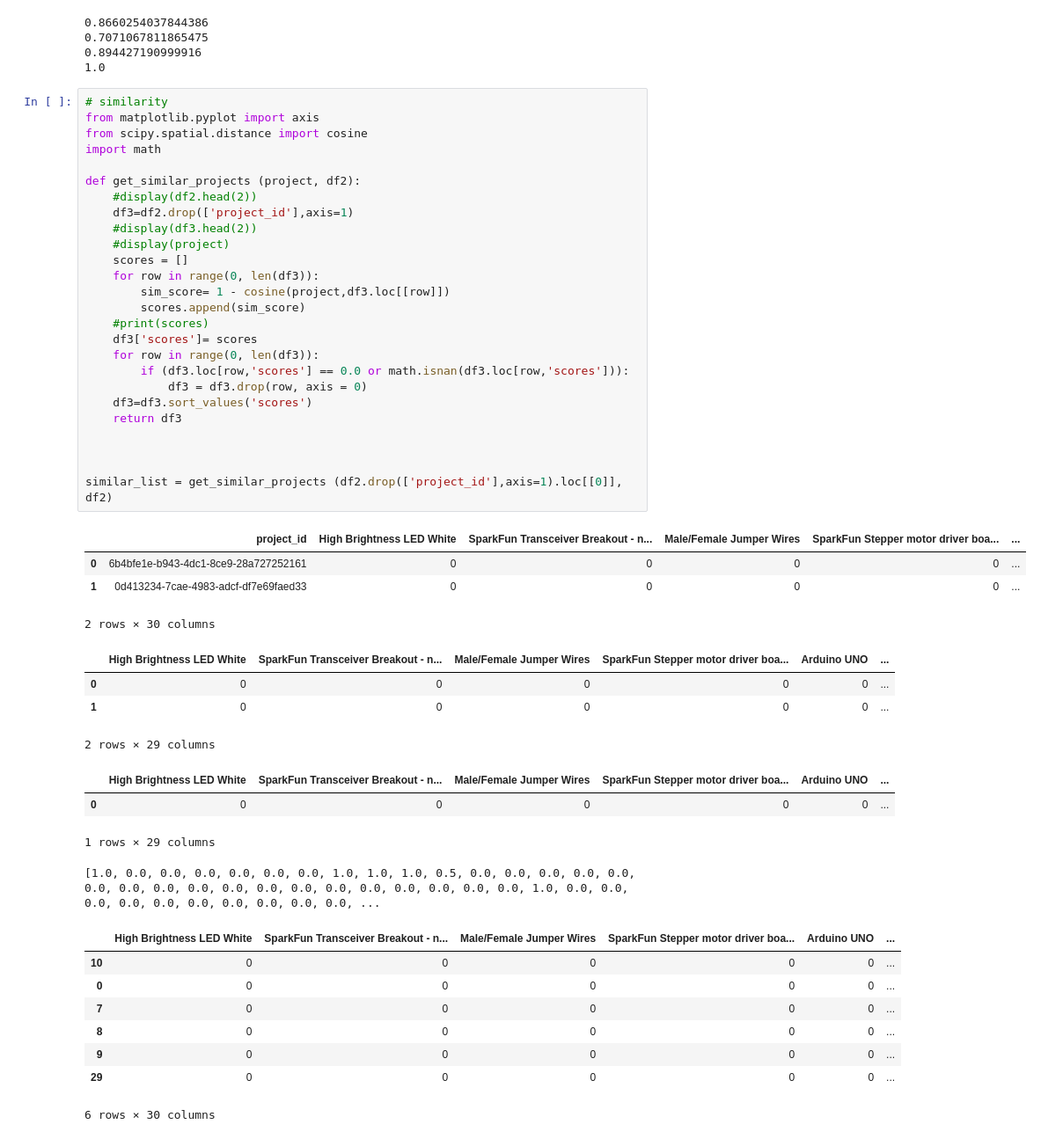
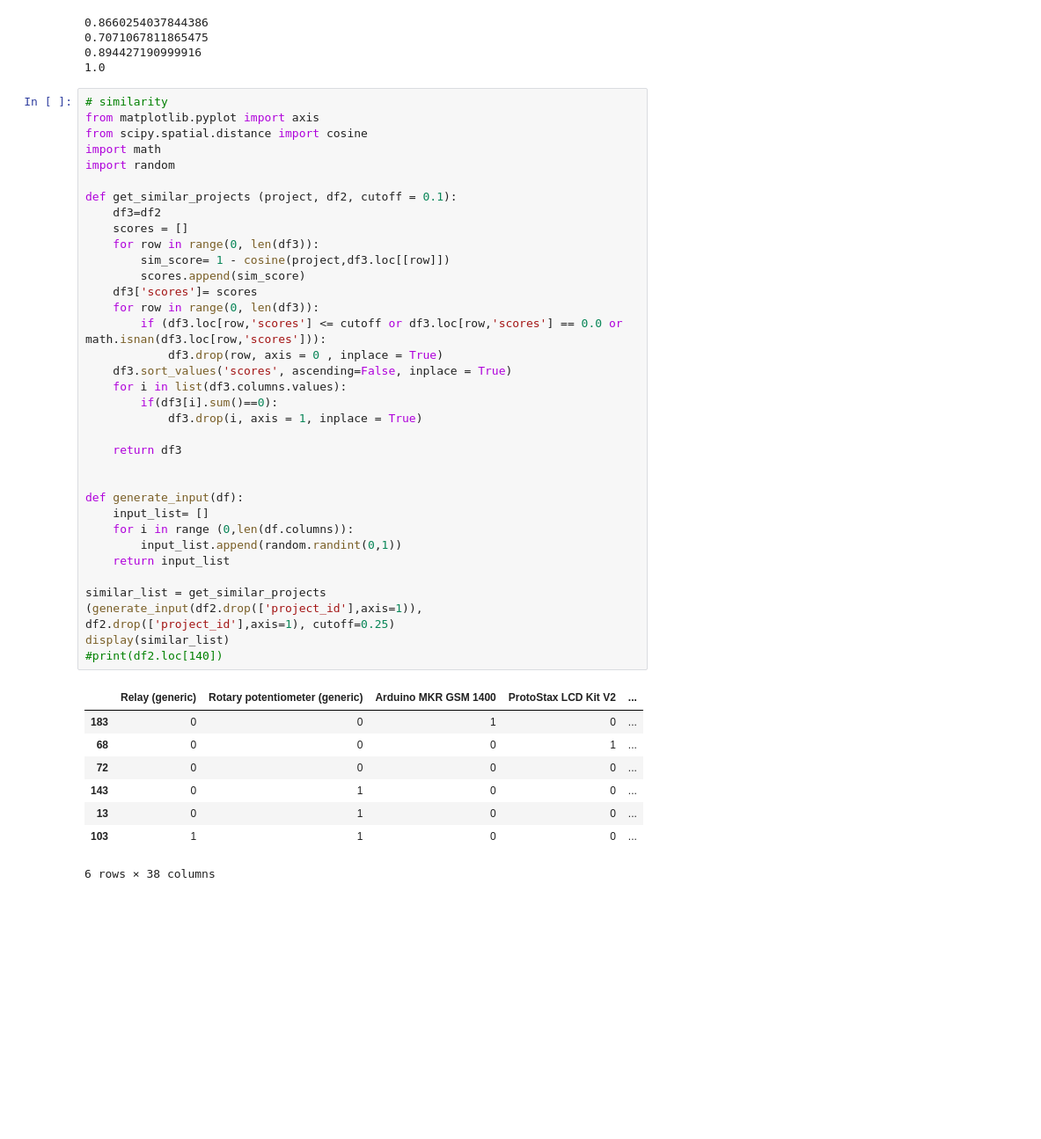
Before and after one commit to skynetnfb/low-code-ard-proj, a Jupyter notebook: data-scraper/notebook.ipynb, the cells around one changed output. Shown at 88% size. Saved outputs shown, nothing was run; the diff lists cells and outputs as text; blank space fills up the shorter version.

```diff
--- a/data-scraper/notebook.ipynb
+++ b/data-scraper/notebook.ipynb
@@ -164,11 +160,9 @@ print(1 - cosine([1,1,1,0,1],[1,1,1,0,1]))
 from matplotlib.pyplot import axis
 from scipy.spatial.distance import cosine
 import math
+import random
 
-def get_similar_projects (project, df2):
-    #display(df2.head(2))
-    df3=df2.drop(['project_id'],axis=1)
-    #display(df3.head(2))
-    #display(project)
+def get_similar_projects (project, df2, cutoff = 0.1):
+    df3=df2
     scores = []
     for row in range(0, len(df3)):
@@ -176,33 +170,31 @@ def get_similar_projects (project, df2):
         scores.append(sim_score)
-    #print(scores)
     df3['scores']= scores
     for row in range(0, len(df3)):
-        if (df3.loc[row,'scores'] == 0.0 or math.isnan(df3.loc[row,'scores'])):
-            df3 = df3.drop(row, axis = 0)
-    df3=df3.sort_values('scores')
+        if (df3.loc[row,'scores'] <= cutoff or df3.loc[row,'scores'] == 0.0 or math.isnan(df3.loc[row,'scores'])):
+            df3.drop(row, axis = 0 , inplace = True)
+    df3.sort_values('scores', ascending=False, inplace = True)
+    for i in list(df3.columns.values):
+        if(df3[i].sum()==0):
+            df3.drop(i, axis = 1, inplace = True)
+
     return df3
 
 
+def generate_input(df):
+    input_list= []
+    for i in range (0,len(df.columns)):
+        input_list.append(random.randint(0,1))
+    return input_list
 
-similar_list = get_similar_projects (df2.drop(['project_id'],axis=1).loc[[0]], df2)
+similar_list = get_similar_projects (generate_input(df2.drop(['project_id'],axis=1)), df2.drop(['project_id'],axis=1), cutoff=0.25)
+display(similar_list)
+#print(df2.loc[140])
 # %% [output]
-|  | project_id | High Brightness LED White | SparkFun Transceiver Breakout - n... | Male/Female Jumper Wires | SparkFun Stepper motor driver boa... | ... |
-| 0 | 6b4bfe1e-b943-4dc1-8ce9-28a727252161 | 0 | 0 | 0 | 0 | ... |
-| 1 | 0d413234-7cae-4983-adcf-df7e69faed33 | 0 | 0 | 0 | 0 | ... |
+|  | Relay (generic) | Rotary potentiometer (generic) | Arduino MKR GSM 1400 | ProtoStax LCD Kit V2 | ... |
+| 183 | 0 | 0 | 1 | 0 | ... |
+| 68 | 0 | 0 | 0 | 1 | ... |
+| 72 | 0 | 0 | 0 | 0 | ... |
+| 143 | 0 | 1 | 0 | 0 | ... |
+| 13 | 0 | 1 | 0 | 0 | ... |
+| 103 | 1 | 1 | 0 | 0 | ... |
-2 rows × 30 columns
+6 rows × 38 columns
-|  | High Brightness LED White | SparkFun Transceiver Breakout - n... | Male/Female Jumper Wires | SparkFun Stepper motor driver boa... | Arduino UNO | ... |
-| 0 | 0 | 0 | 0 | 0 | 0 | ... |
-| 1 | 0 | 0 | 0 | 0 | 0 | ... |
-2 rows × 29 columns
-|  | High Brightness LED White | SparkFun Transceiver Breakout - n... | Male/Female Jumper Wires | SparkFun Stepper motor driver boa... | Arduino UNO | ... |
-| 0 | 0 | 0 | 0 | 0 | 0 | ... |
-1 rows × 29 columns
-[1.0, 0.0, 0.0, 0.0, 0.0, 0.0, 0.0, 1.0, 1.0, 1.0, 0.5, 0.0, 0.0, 0.0, 0.0, 0.0, 0.0, 0.0, 0.0, 0.0, 0.0, 0.0, 0.0, 0.0, 0.0, 0.0, 0.0, 0.0, 0.0, 1.0, 0.0, 0.0, 0.0, 0.0, 0.0, 0.0, 0.0, 0.0, 0.0, 0.0, ...
-|  | High Brightness LED White | SparkFun Transceiver Breakout - n... | Male/Female Jumper Wires | SparkFun Stepper motor driver boa... | Arduino UNO | ... |
-| 10 | 0 | 0 | 0 | 0 | 0 | ... |
-| 0 | 0 | 0 | 0 | 0 | 0 | ... |
-| 7 | 0 | 0 | 0 | 0 | 0 | ... |
-| 8 | 0 | 0 | 0 | 0 | 0 | ... |
-| 9 | 0 | 0 | 0 | 0 | 0 | ... |
-| 29 | 0 | 0 | 0 | 0 | 0 | ... |
-6 rows × 30 columns
```
Also changed, not shown: parts of 5 cells of this notebook, 1 other file.
